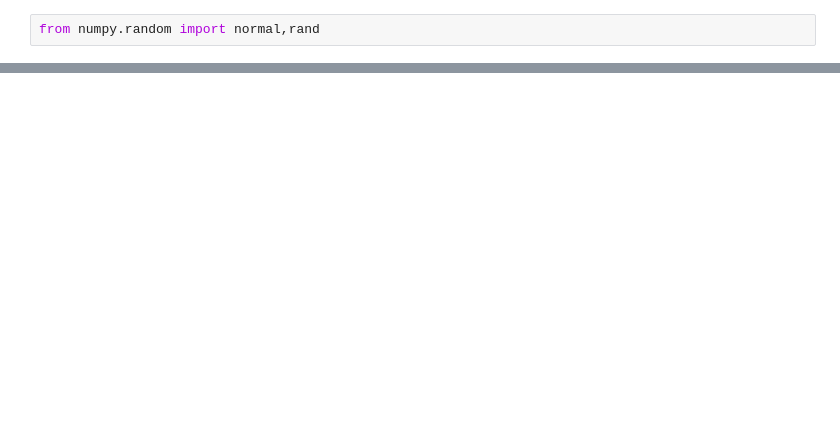
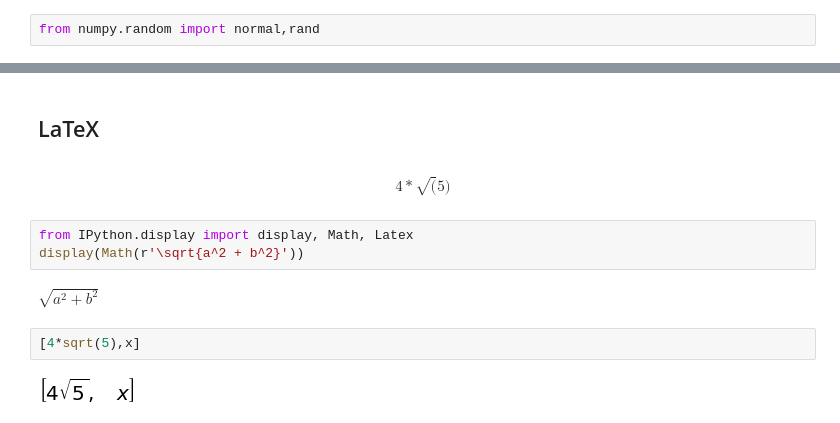
Before and after one commit to madvay/math-explorations, a Jupyter notebook: learning/playground.ipynb, the cells around one changed output, grey strips where cells are left out. Drawn from its saved outputs; the diff is of its cells as text; blank space fills up the shorter version.

```diff
--- a/learning/playground.ipynb
+++ b/learning/playground.ipynb
@@ -78,3 +78,16 @@ plt.hist(rands, bins=300)
 plt.show()
 # %% [output]
 [drawing not drawn]
+# %% [markdown]
+## LaTeX
+# %% [markdown]
+$$4*\sqrt(5)$$
+# %%
+from IPython.display import display, Math, Latex
+display(Math(r'\sqrt{a^2 + b^2}'))
+# %% [output]
+$\displaystyle \sqrt{a^2 + b^2}$
+# %%
+[4*sqrt(5),x]
+# %% [output]
+[figure, added]
```
Also changed, not shown: parts of 1 cell of this notebook, 2 other files.
